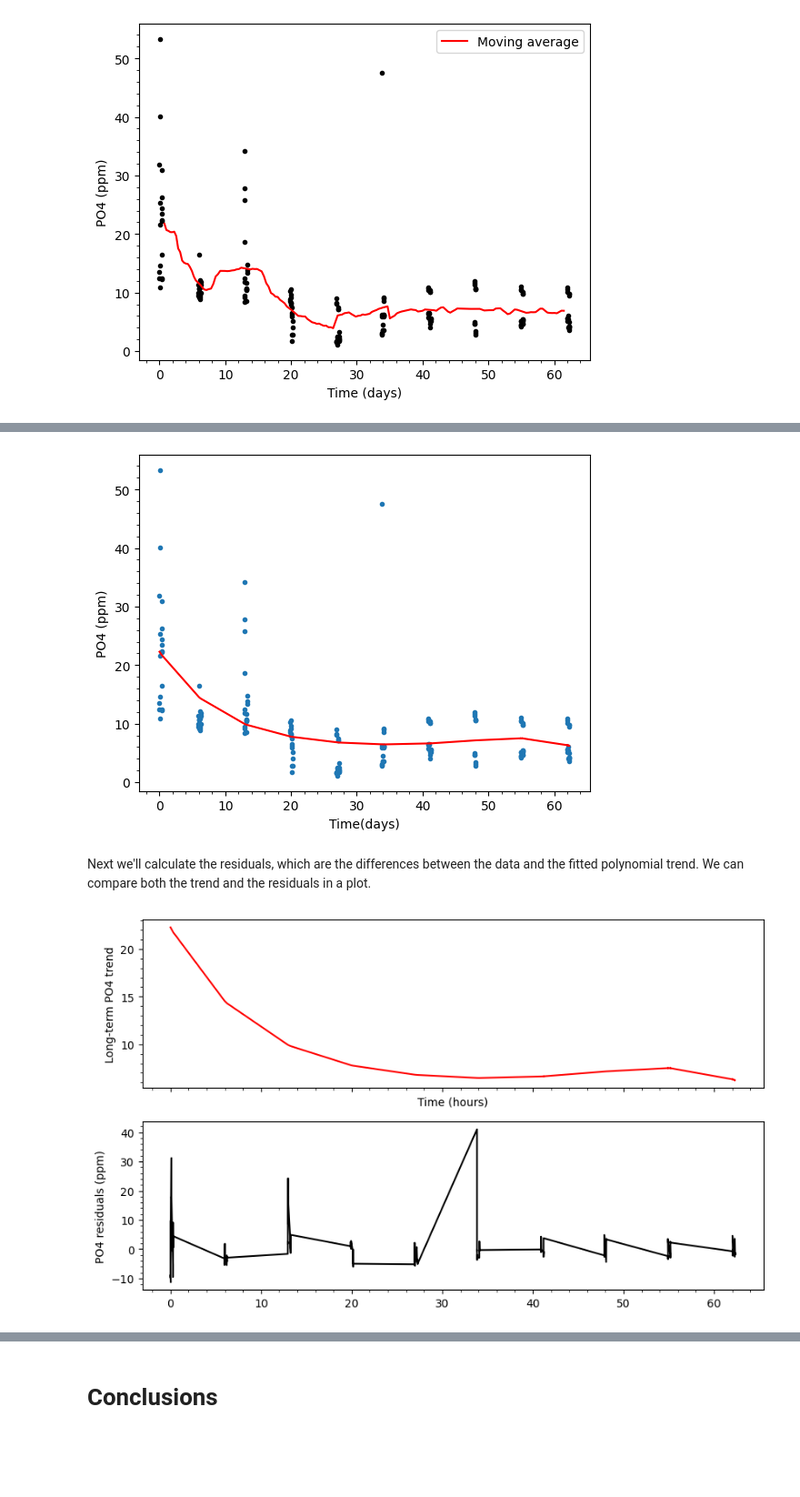
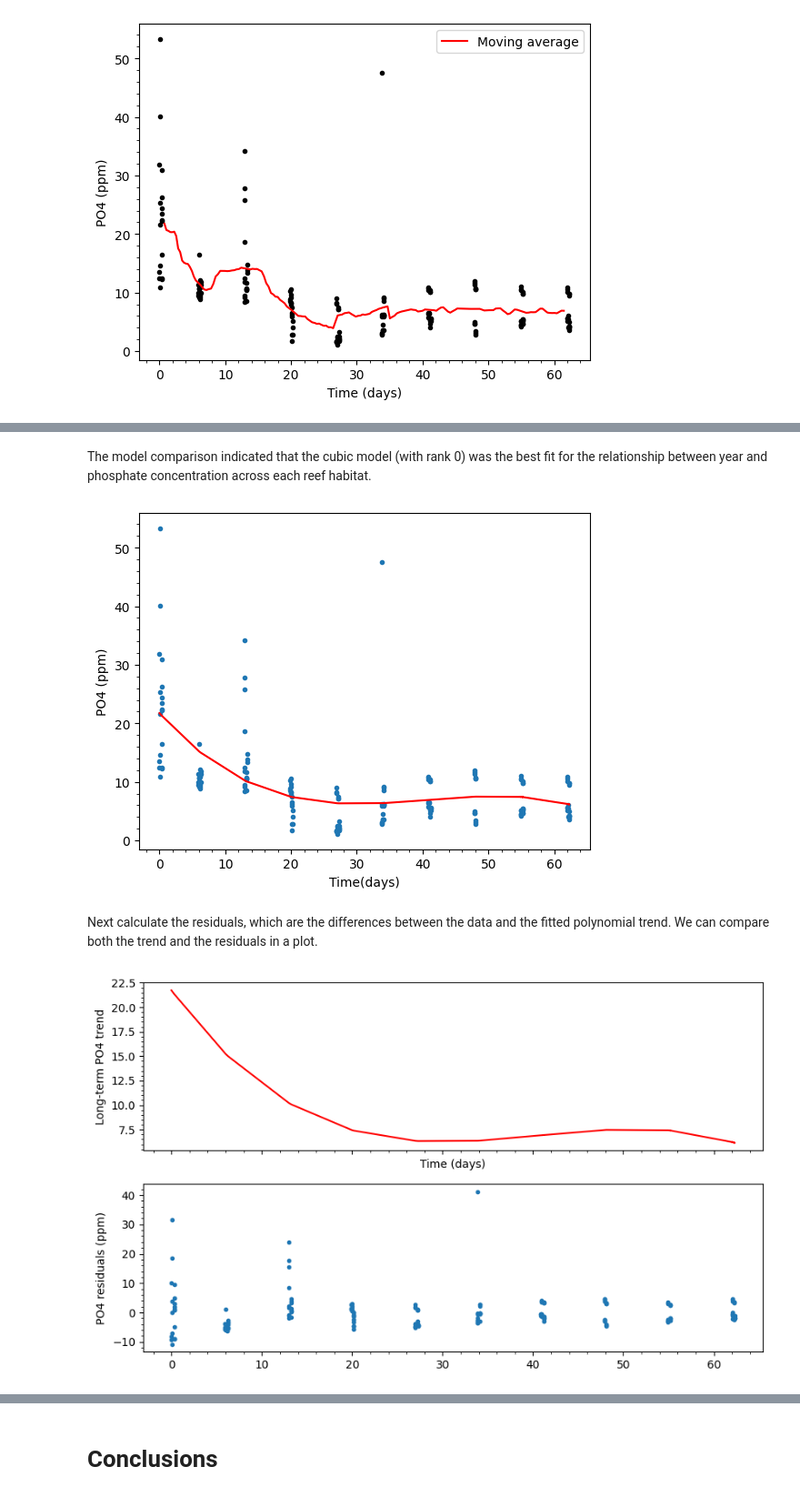
Before and after one commit to georginadd/EMSC2010_major_project, a Jupyter notebook: EMSC2010_Major_Assignment_u7925896.ipynb, the cells around one changed output, grey strips where cells are left out. Shown at 91% size. Saved outputs shown, nothing was run; the diff lists cells and outputs as text; code cells hidden in the pictures; blank space fills up the shorter version.

```diff
--- a/EMSC2010_Major_Assignment_u7925896.ipynb
+++ b/EMSC2010_Major_Assignment_u7925896.ipynb
@@ -107,7 +144,9 @@ plt.minorticks_on()
+# %% [markdown]
+The model comparison indicated that the cubic model (with rank 0) was the best fit for the relationship between year and phosphate concentration across each reef habitat.
 # %%
 # separate short term & long term trends
-#polyfit function just give polynomial with least squares regression (39 mins)
-order = 5 #set the polynomial order
+#polyfit function just give polynomial with least squares regression
+order = 3 #set the polynomial order
 pp = np.polyfit(nutrients.Decimal_Time,nutrients.PO4_P,order) #fit the polynomial, pp will contain the polynomial coefficients
 trend = np.polyval(pp,nutrients.Decimal_Time) #find the value of the polynomial at each time point.
 
@@ -117,21 +156,21 @@ plt.xlabel('Time(days)') #label the x-axis
 plt.ylabel('PO4 (ppm)') #label the y-axis
 plt.minorticks_on() #add minorticks to the plot
 # %% [output]
-[figure, old version]
+[figure, new version]
 # %% [markdown]
-Next we'll calculate the residuals, which are the differences between the data and the fitted polynomial trend. We can compare both the trend and the residuals in a plot.
+Next calculate the residuals, which are the differences between the data and the fitted polynomial trend. We can compare both the trend and the residuals in a plot.
 # %%
 residuals = nutrients.PO4_P-trend #find the residuals
 fig, axes = plt.subplots(2,1, figsize=(10, 6), sharex = True) #make 2 subplots with the same x-axis
 
 axes[0].plot(nutrients.Decimal_Time,trend,'r') #plot the polynomial trend
-axes[1].plot(nutrients.Decimal_Time,residuals,'k') #plot the residuals
+axes[1].plot(nutrients.Decimal_Time,residuals,'.') #plot the residuals
 
-axes[0].set_xlabel('Time (hours)') #label the x-axis
+axes[0].set_xlabel('Time (days)') #label the x-axis
 axes[0].set_ylabel('Long-term PO4 trend') #label the trend y-axis
 axes[1].set_ylabel('PO4 residuals (ppm)') #label the residual y-axis
 
 axes[0].minorticks_on() #add minorticks
 axes[1].minorticks_on() #add minorticks
 # %% [output]
-[figure, old version]
+[figure, new version]
```
Also changed, not shown: parts of 27 cells of this notebook.
